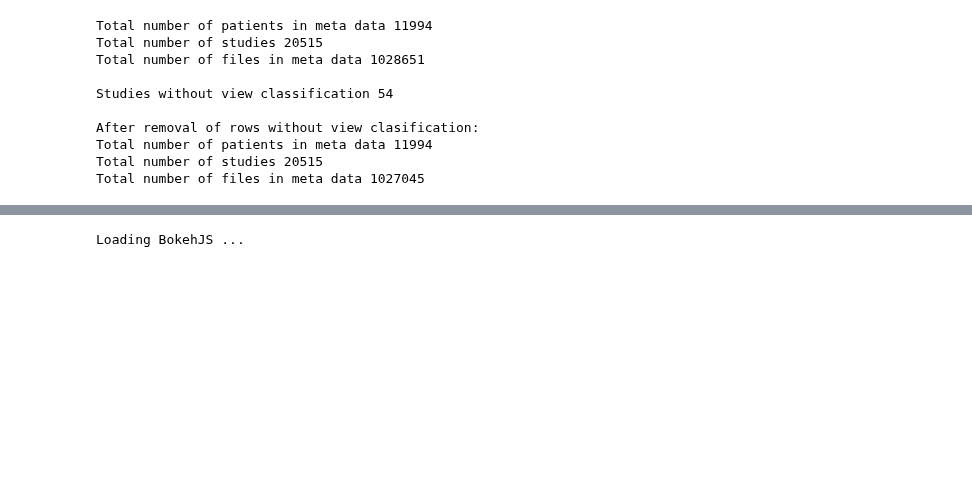
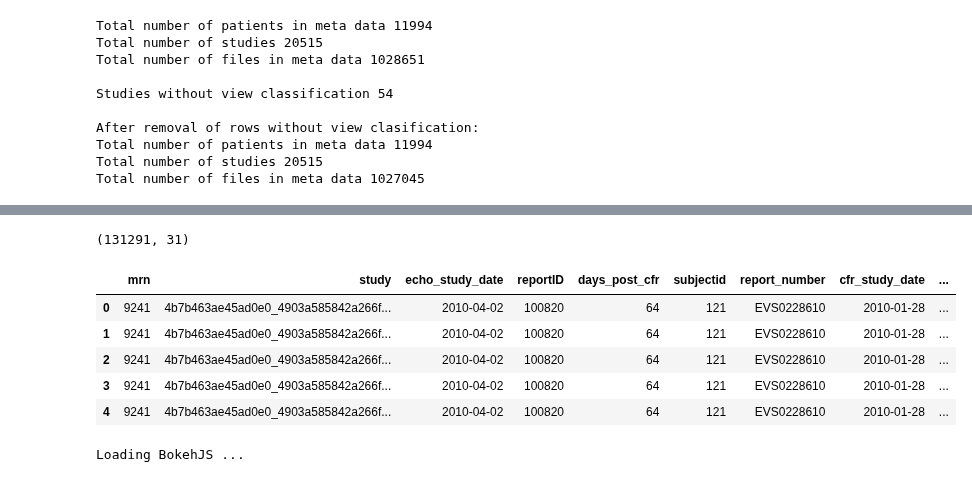
Before and after one commit to awerdich/werdich-cfr, a Jupyter notebook: notebooks/cfr_datasets.ipynb, the cells around one changed output, grey strips where cells are left out. Drawn from its saved outputs; the diff is of its cells as text; code cells hidden in the pictures; blank space fills up the shorter version.

```diff
--- a/notebooks/cfr_datasets.ipynb
+++ b/notebooks/cfr_datasets.ipynb
@@ -134,3 +138,14 @@ files_cfr.to_parquet(os.path.join(meta_dir, match_view_filename))
+# %%
+print(files_cfr.shape)
+files_cfr.head()
+# %% [output]
+(131291, 31)
+|  | mrn | study | echo_study_date | reportID | days_post_cfr | subjectid | report_number | cfr_study_date | ... |
+| 0 | 9241 | 4b7b463ae45ad0e0_4903a585842a266f... | 2010-04-02 | 100820 | 64 | 121 | EVS0228610 | 2010-01-28 | ... |
+| 1 | 9241 | 4b7b463ae45ad0e0_4903a585842a266f... | 2010-04-02 | 100820 | 64 | 121 | EVS0228610 | 2010-01-28 | ... |
+| 2 | 9241 | 4b7b463ae45ad0e0_4903a585842a266f... | 2010-04-02 | 100820 | 64 | 121 | EVS0228610 | 2010-01-28 | ... |
+| 3 | 9241 | 4b7b463ae45ad0e0_4903a585842a266f... | 2010-04-02 | 100820 | 64 | 121 | EVS0228610 | 2010-01-28 | ... |
+| 4 | 9241 | 4b7b463ae45ad0e0_4903a585842a266f... | 2010-04-02 | 100820 | 64 | 121 | EVS0228610 | 2010-01-28 | ... |
 # %%
 # For the paper: Make a graph with the days of echo before or after CFR
 def style(p):
```
Also changed, not shown: parts of 4 cells of this notebook, 5 other files.
